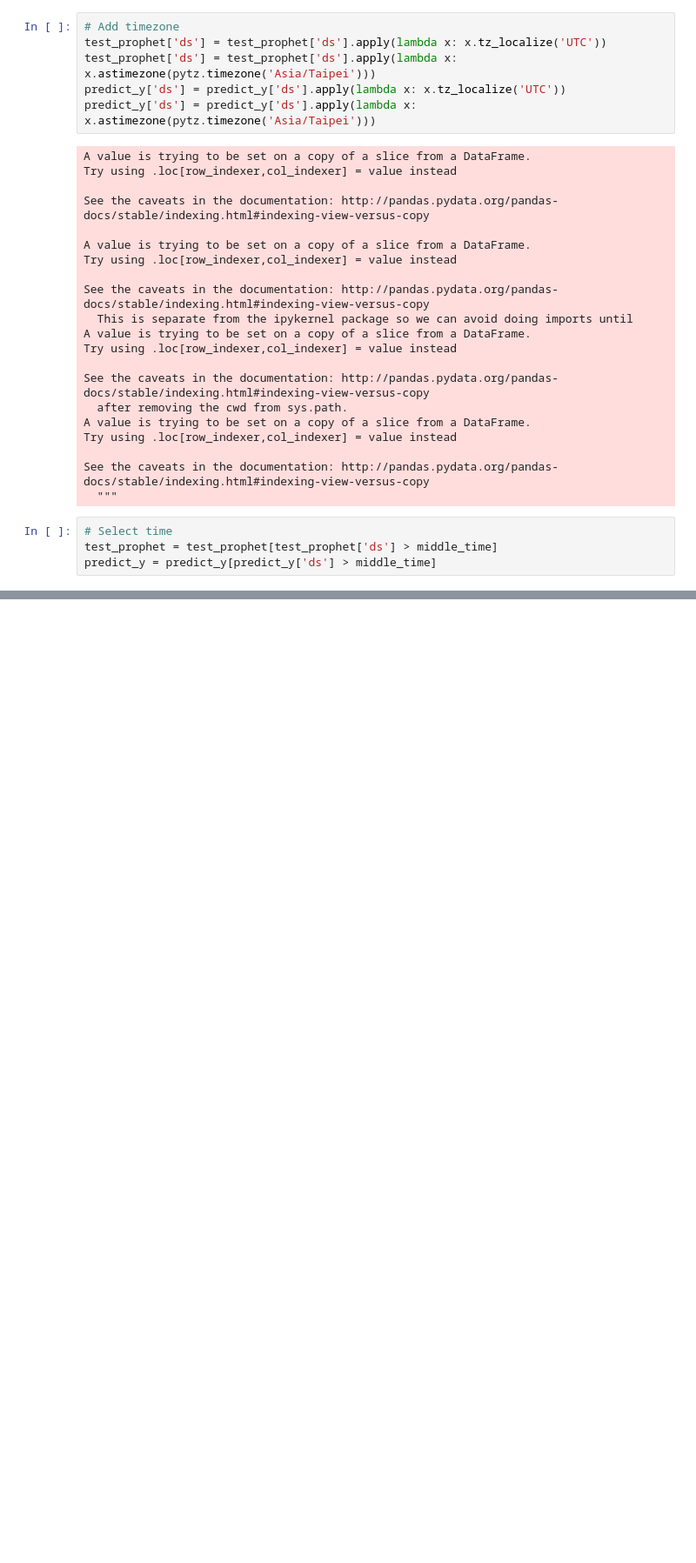
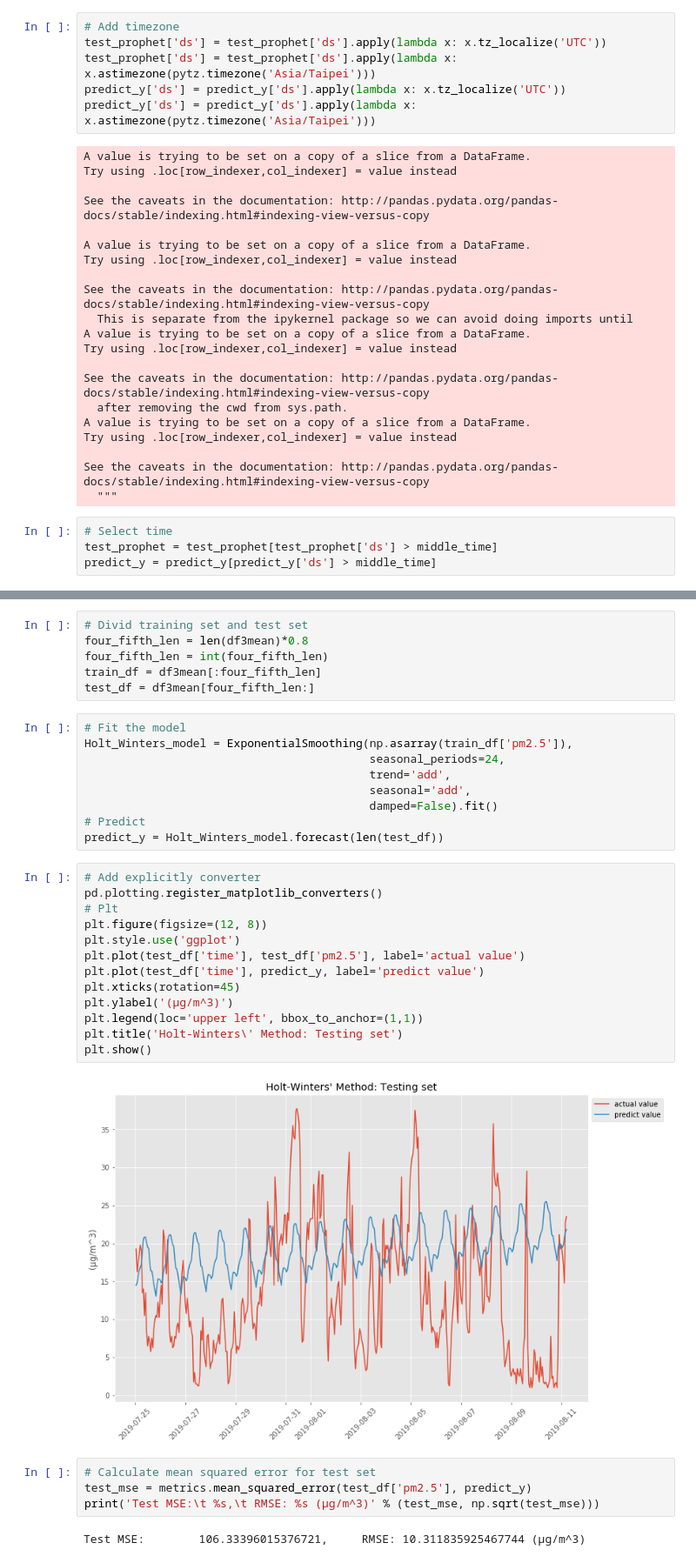
Before and after one commit to kevin110604/pm2.5_training, a Jupyter notebook: pm2.5_training_notebook.ipynb, the cells around one changed output, grey strips where cells are left out. Shown at 87% size. Saved outputs shown, nothing was run; the diff lists cells and outputs as text; blank space fills up the shorter version.

```diff
--- a/pm2.5_training_notebook.ipynb
+++ b/pm2.5_training_notebook.ipynb
@@ -759,0 +812,36 @@ np.sqrt(metrics.mean_squared_error(test_prophet['y'], predict_y['yhat']))
+# %%
+# Divid training set and test set
+four_fifth_len = len(df3mean)*0.8
+four_fifth_len = int(four_fifth_len)
+train_df = df3mean[:four_fifth_len]
+test_df = df3mean[four_fifth_len:]
+# %%
+# Fit the model
+Holt_Winters_model = ExponentialSmoothing(np.asarray(train_df['pm2.5']),
+                                          seasonal_periods=24,
+                                          trend='add',
+                                          seasonal='add',
+                                          damped=False).fit()
+# Predict
+predict_y = Holt_Winters_model.forecast(len(test_df))
+# %%
+# Add explicitly converter
+pd.plotting.register_matplotlib_converters()
+# Plt
+plt.figure(figsize=(12, 8))
+plt.style.use('ggplot')
+plt.plot(test_df['time'], test_df['pm2.5'], label='actual value')
+plt.plot(test_df['time'], predict_y, label='predict value')
+plt.xticks(rotation=45)
+plt.ylabel('(μg/m^3)')
+plt.legend(loc='upper left', bbox_to_anchor=(1,1))
+plt.title('Holt-Winters\' Method: Testing set')
+plt.show()
+# %% [output]
+[figure, added]
+# %%
+# Calculate mean squared error for test set
+test_mse = metrics.mean_squared_error(test_df['pm2.5'], predict_y)
+print('Test MSE:\t %s,\t RMSE: %s (μg/m^3)' % (test_mse, np.sqrt(test_mse)))
+# %% [output]
+Test MSE:        106.33396015376721,     RMSE: 10.311835925467744 (μg/m^3)
```
Also changed, not shown: parts of 13 cells of this notebook, 1 other file.
